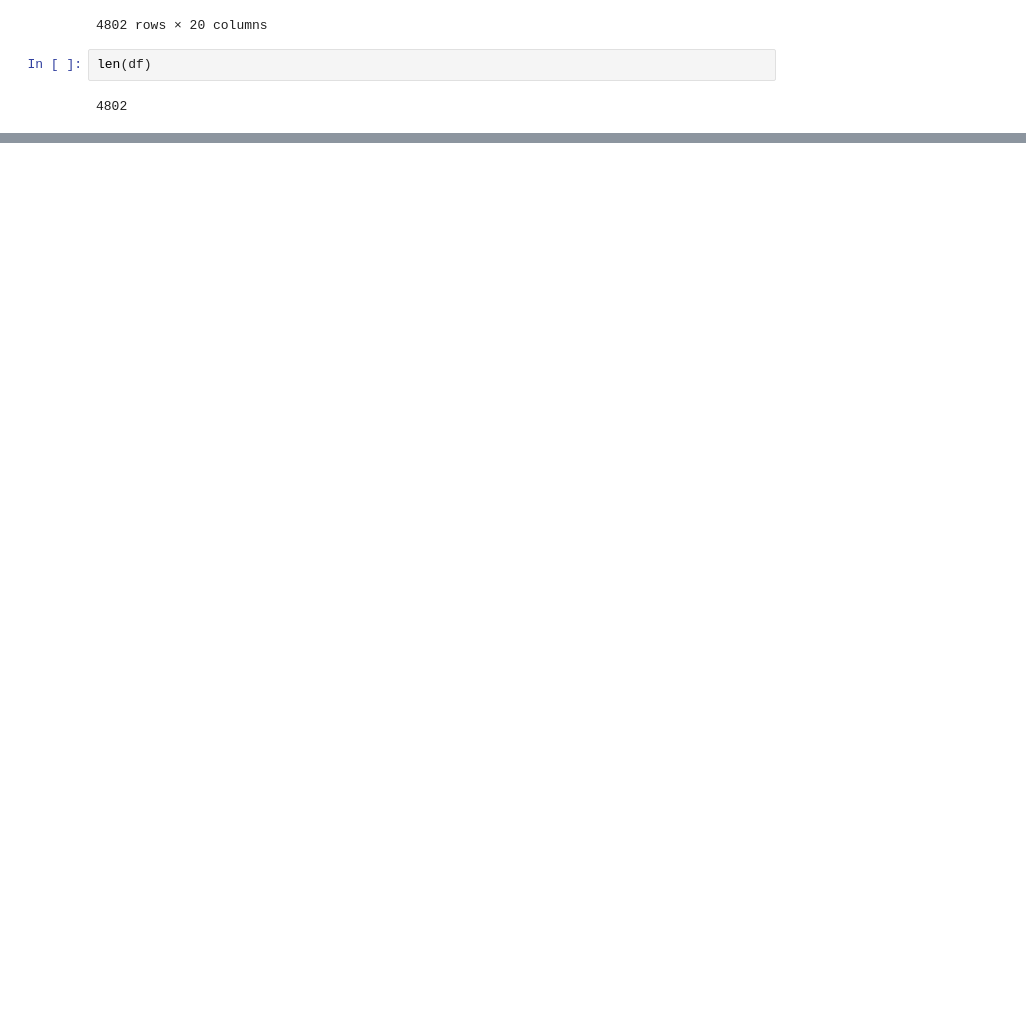
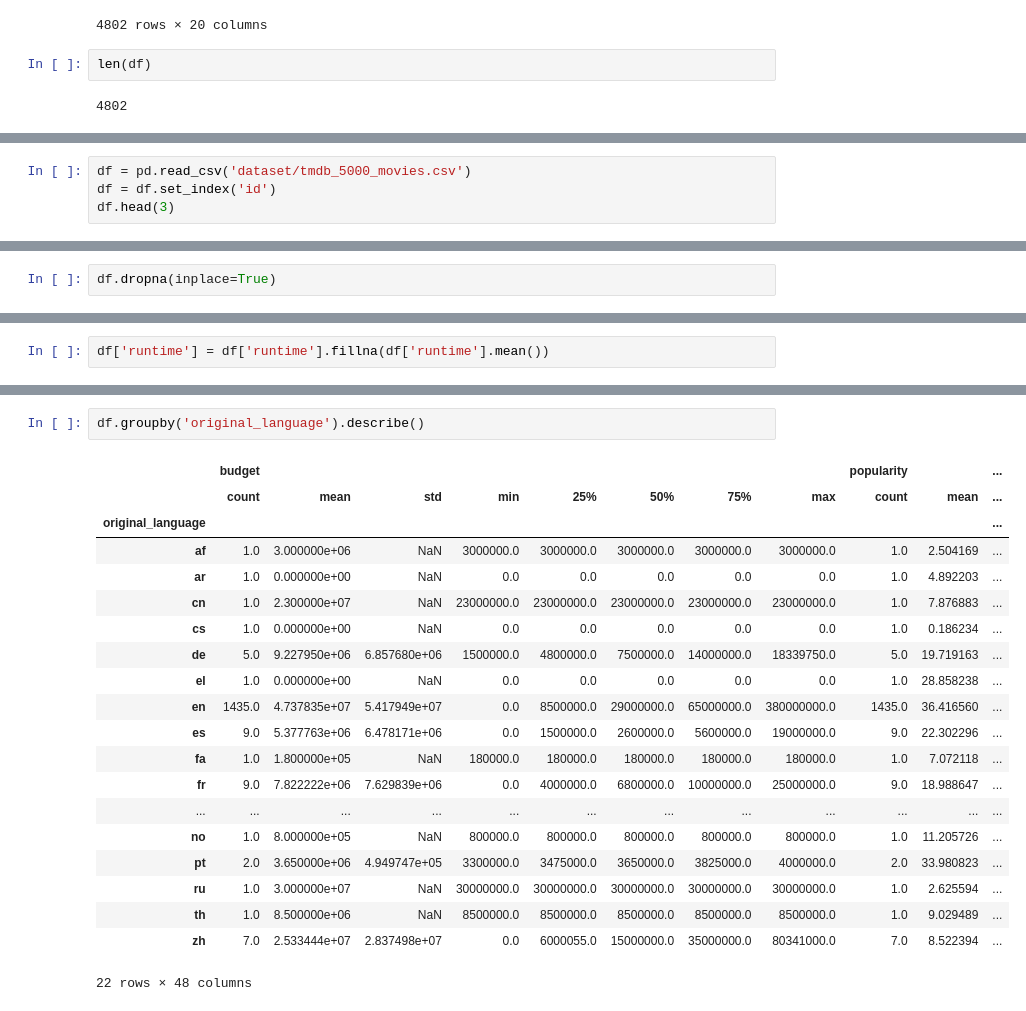
Before and after one commit to Ito-01-20/statistics_practice, a Jupyter notebook: Pandas_practice.ipynb, the cells around one changed output, grey strips where cells are left out. Saved outputs shown, nothing was run; the diff lists cells and outputs as text; blank space fills up the shorter version.

```diff
--- a/Pandas_practice.ipynb
+++ b/Pandas_practice.ipynb
@@ -208,0 +249,4 @@ df[(df['original_language'] == 'ja') & (df['vote_average'] > 8)]
+# %%
+df = pd.read_csv('dataset/tmdb_5000_movies.csv')
+df = df.set_index('id')
+df.head(3)
@@ -208,0 +261,2 @@ df[(df['original_language'] == 'ja') & (df['vote_average'] > 8)]
+# %%
+df.dropna(inplace=True)
@@ -208,0 +286,2 @@ df[(df['original_language'] == 'ja') & (df['vote_average'] > 8)]
+# %%
+df['runtime'] = df['runtime'].fillna(df['runtime'].mean())
@@ -208,0 +325,23 @@ df[(df['original_language'] == 'ja') & (df['vote_average'] > 8)]
+# %%
+df.groupby('original_language').describe()
+# %% [output]
+|  | budget |  |  |  |  |  |  |  | popularity |  | ... |
+|  | count | mean | std | min | 25% | 50% | 75% | max | count | mean | ... |
+| original_language |  |  |  |  |  |  |  |  |  |  | ... |
+| af | 1.0 | 3.000000e+06 | NaN | 3000000.0 | 3000000.0 | 3000000.0 | 3000000.0 | 3000000.0 | 1.0 | 2.504169 | ... |
+| ar | 1.0 | 0.000000e+00 | NaN | 0.0 | 0.0 | 0.0 | 0.0 | 0.0 | 1.0 | 4.892203 | ... |
+| cn | 1.0 | 2.300000e+07 | NaN | 23000000.0 | 23000000.0 | 23000000.0 | 23000000.0 | 23000000.0 | 1.0 | 7.876883 | ... |
+| cs | 1.0 | 0.000000e+00 | NaN | 0.0 | 0.0 | 0.0 | 0.0 | 0.0 | 1.0 | 0.186234 | ... |
+| de | 5.0 | 9.227950e+06 | 6.857680e+06 | 1500000.0 | 4800000.0 | 7500000.0 | 14000000.0 | 18339750.0 | 5.0 | 19.719163 | ... |
+| el | 1.0 | 0.000000e+00 | NaN | 0.0 | 0.0 | 0.0 | 0.0 | 0.0 | 1.0 | 28.858238 | ... |
+| en | 1435.0 | 4.737835e+07 | 5.417949e+07 | 0.0 | 8500000.0 | 29000000.0 | 65000000.0 | 380000000.0 | 1435.0 | 36.416560 | ... |
+| es | 9.0 | 5.377763e+06 | 6.478171e+06 | 0.0 | 1500000.0 | 2600000.0 | 5600000.0 | 19000000.0 | 9.0 | 22.302296 | ... |
+| fa | 1.0 | 1.800000e+05 | NaN | 180000.0 | 180000.0 | 180000.0 | 180000.0 | 180000.0 | 1.0 | 7.072118 | ... |
+| fr | 9.0 | 7.822222e+06 | 7.629839e+06 | 0.0 | 4000000.0 | 6800000.0 | 10000000.0 | 25000000.0 | 9.0 | 18.988647 | ... |
+| ... | ... | ... | ... | ... | ... | ... | ... | ... | ... | ... | ... |
+| no | 1.0 | 8.000000e+05 | NaN | 800000.0 | 800000.0 | 800000.0 | 800000.0 | 800000.0 | 1.0 | 11.205726 | ... |
+| pt | 2.0 | 3.650000e+06 | 4.949747e+05 | 3300000.0 | 3475000.0 | 3650000.0 | 3825000.0 | 4000000.0 | 2.0 | 33.980823 | ... |
+| ru | 1.0 | 3.000000e+07 | NaN | 30000000.0 | 30000000.0 | 30000000.0 | 30000000.0 | 30000000.0 | 1.0 | 2.625594 | ... |
+| th | 1.0 | 8.500000e+06 | NaN | 8500000.0 | 8500000.0 | 8500000.0 | 8500000.0 | 8500000.0 | 1.0 | 9.029489 | ... |
+| zh | 7.0 | 2.533444e+07 | 2.837498e+07 | 0.0 | 6000055.0 | 15000000.0 | 35000000.0 | 80341000.0 | 7.0 | 8.522394 | ... |
+22 rows × 48 columns
```
Also changed, not shown: parts of 15 cells of this notebook.
